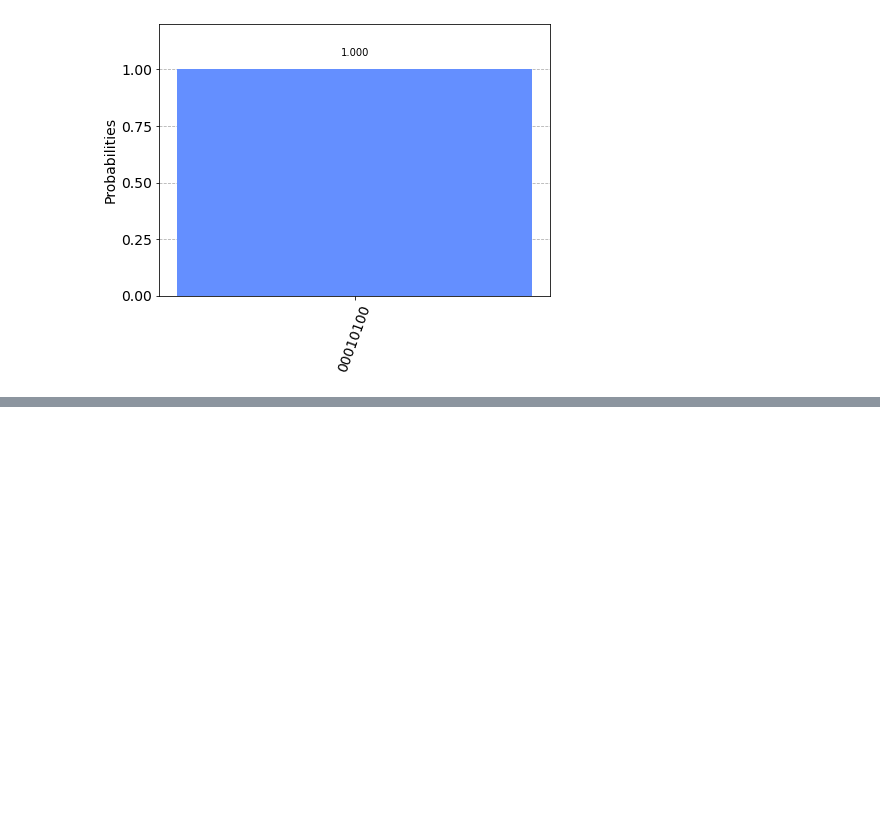
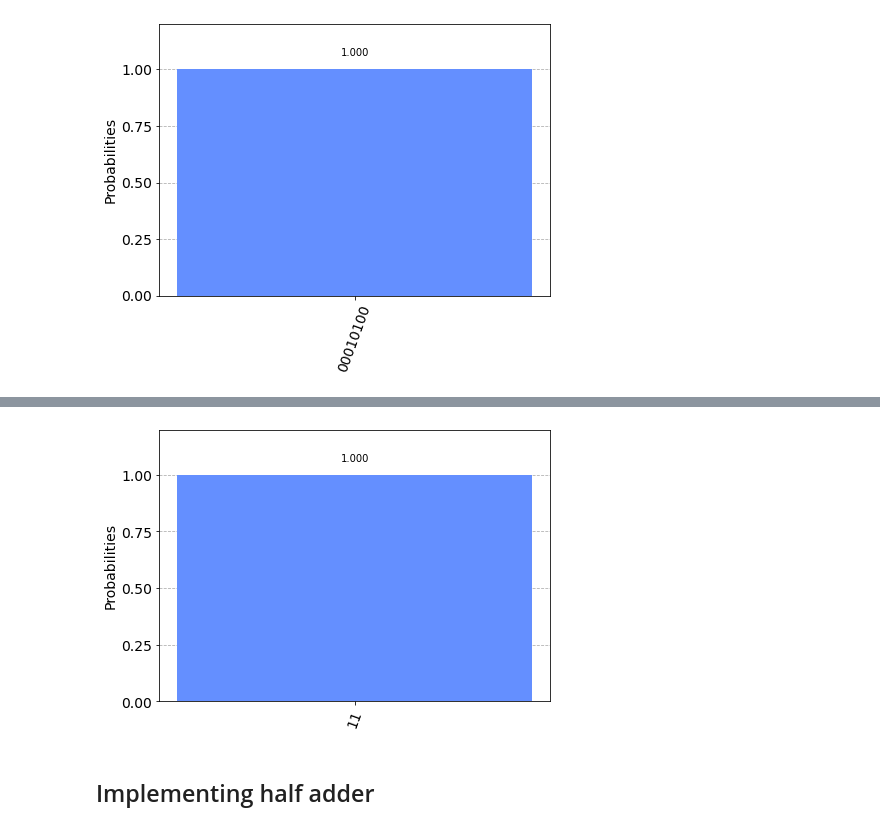
Before and after one commit to rohaquinlop/quantum-computation-Qiskit, a Jupyter notebook: E-Learning/Quantum States/myFirstQuantumCircuit.ipynb, the cells around one changed output, grey strips where cells are left out. Cells and saved outputs as stored; diff of their text form; code cells hidden in the pictures; blank space fills up the shorter version.

```diff
--- a/E-Learning/Quantum States/myFirstQuantumCircuit.ipynb
+++ b/E-Learning/Quantum States/myFirstQuantumCircuit.ipynb
@@ -156,0 +179,7 @@ plot_histogram(counts)
+# %%
+qc = QuantumCircuit(2, 2)
+qc.x(0)
+qc.cx(0, 1)
+qc.measure(0, 0)
+qc.measure(1, 1)
+qc.draw()
@@ -156,0 +194,7 @@ plot_histogram(counts)
+# %%
+counts = execute(qc,Aer.get_backend('qasm_simulator')).result().get_counts()
+plot_histogram(counts)
+# %% [output]
+[figure, added]
+# %% [markdown]
+## Implementing half adder
```
Also changed, not shown: parts of 6 cells of this notebook, 1 other file.
